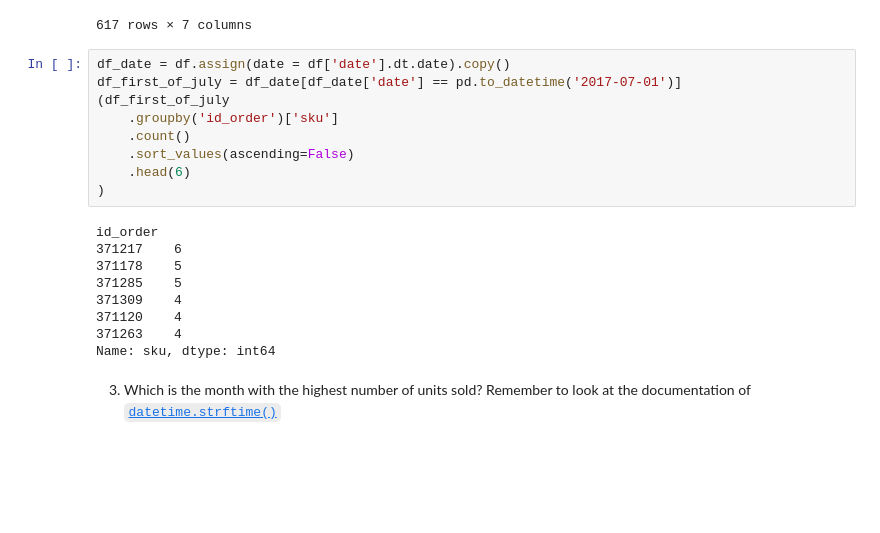
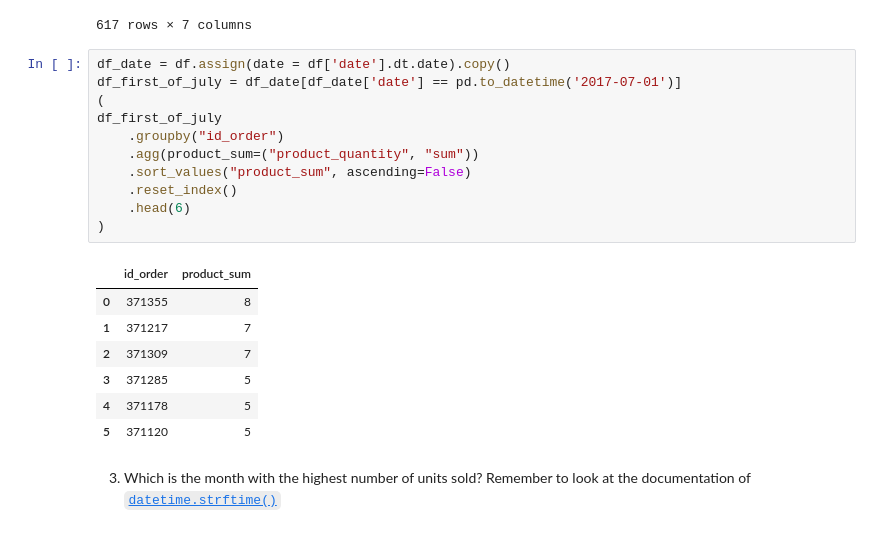
Before and after one commit to iCarambaaa/Pandas-practise, a Jupyter notebook: 2-data-aggregation-challenges.ipynb, the cells around one changed output. Saved outputs shown, nothing was run; the diff lists cells and outputs as text; blank space fills up the shorter version.

```diff
--- a/2-data-aggregation-challenges.ipynb
+++ b/2-data-aggregation-challenges.ipynb
@@ -386,21 +396,22 @@ df_date[df_date['date'] == pd.to_datetime('2017-01-01')]
 # %%
 df_date = df.assign(date = df['date'].dt.date).copy()
 df_first_of_july = df_date[df_date['date'] == pd.to_datetime('2017-07-01')]
-(df_first_of_july
-    .groupby('id_order')['sku']
-    .count()
-    .sort_values(ascending=False)
+(
+df_first_of_july
+    .groupby("id_order")
+    .agg(product_sum=("product_quantity", "sum"))
+    .sort_values("product_sum", ascending=False)
+    .reset_index()
     .head(6)
 )
 # %% [output]
-id_order
-371217    6
-371178    5
-371285    5
-371309    4
-371120    4
-371263    4
-Name: sku, dtype: int64
+|  | id_order | product_sum |
+| 0 | 371355 | 8 |
+| 1 | 371217 | 7 |
+| 2 | 371309 | 7 |
+| 3 | 371285 | 5 |
+| 4 | 371178 | 5 |
+| 5 | 371120 | 5 |
 # %% [markdown]
 3. Which is the month with the highest number of units sold? Remember to look at the documentation of [`datetime.strftime()`](https://docs.python.org/3/library/datetime.html#strftime-and-strptime-behavior)
 # %%
```
Also changed, not shown: parts of 1 cell of this notebook, 2 other files.
